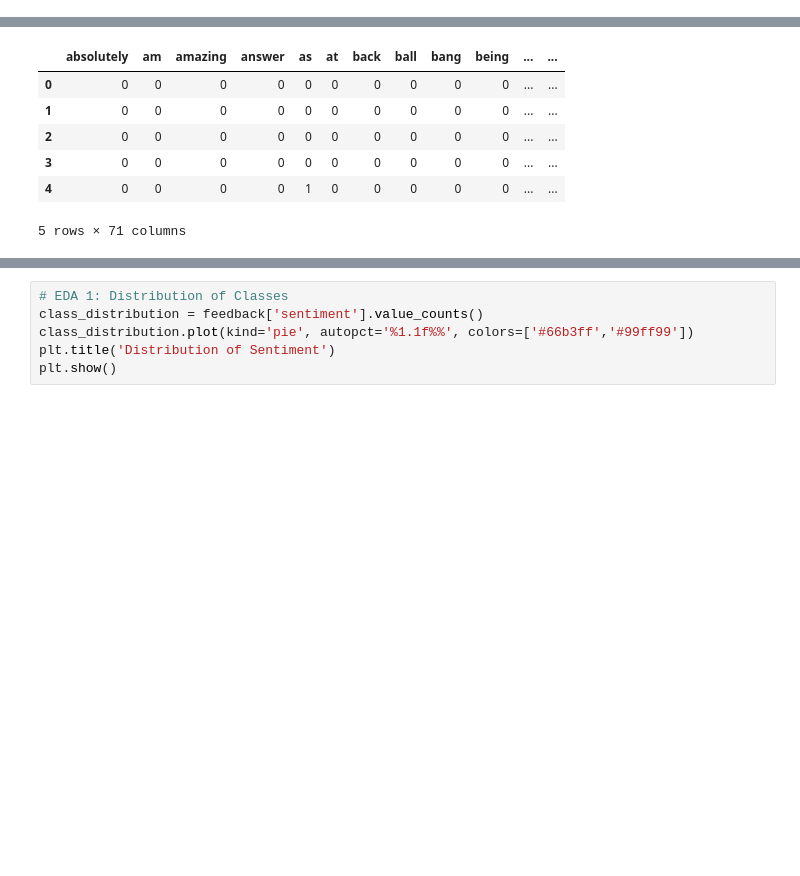
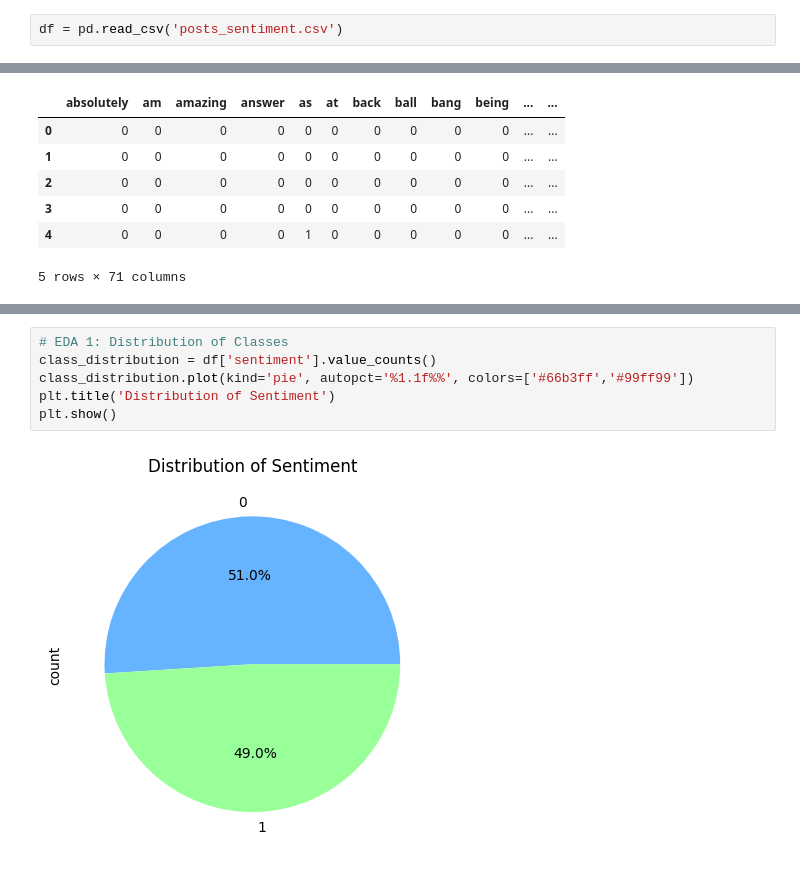
Before and after one commit to mayaavida/capstone--feedback, a Jupyter notebook: python/naivebayes.ipynb, the cells around one changed output, grey strips where cells are left out. Drawn from its saved outputs; the diff is of its cells as text; blank space fills up the shorter version.

```diff
--- a/python/naivebayes.ipynb
+++ b/python/naivebayes.ipynb
@@ -87,0 +76,2 @@ dtype: object
+# %%
+df = pd.read_csv('posts_sentiment.csv')
@@ -165,8 +180,10 @@ print(X_train.shape, X_test.shape, y_train.shape, y_test.shape)
 # %%
 # EDA 1: Distribution of Classes
-class_distribution = feedback['sentiment'].value_counts()
+class_distribution = df['sentiment'].value_counts()
 class_distribution.plot(kind='pie', autopct='%1.1f%%', colors=['#66b3ff','#99ff99'])
 plt.title('Distribution of Sentiment')
 plt.show()
+# %% [output]
+[figure, added]
 # %%
 # Generate WordCloud for Positive Content
```
Also changed, not shown: parts of 24 cells of this notebook, 3 other files.
